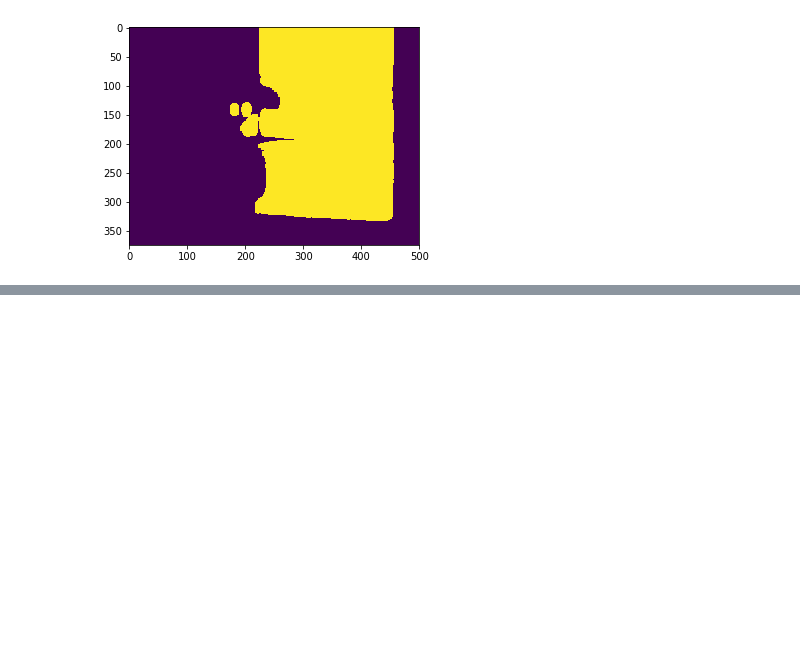
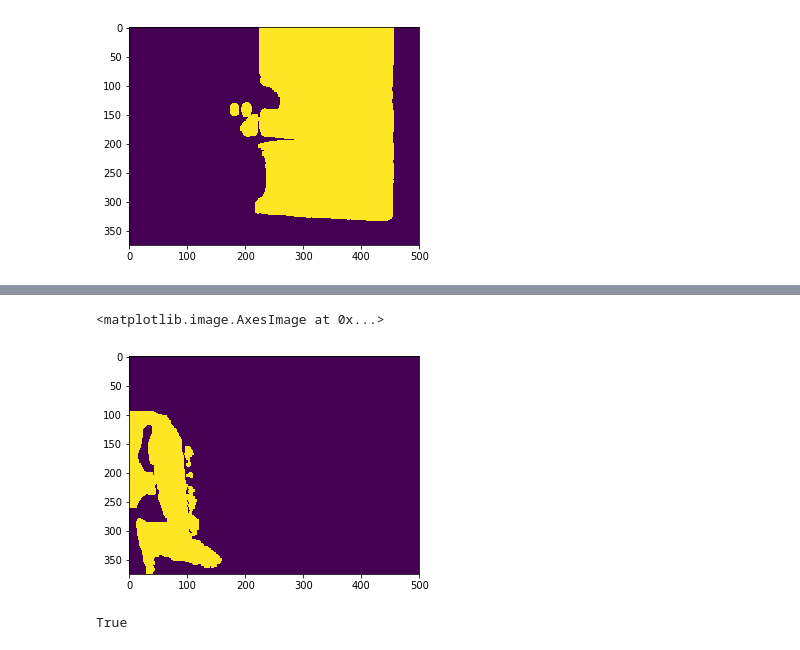
Before and after one commit to ian-whitestone/rpi-security-system, a Jupyter notebook: analysis/analysis.ipynb, the cells around one changed output, grey strips where cells are left out. Cells and saved outputs as stored; diff of their text form; code cells hidden in the pictures; blank space fills up the shorter version.

```diff
--- a/analysis/analysis.ipynb
+++ b/analysis/analysis.ipynb
@@ -43,0 +139,9 @@ plt.imshow(fp_data['frame_delta'])
+# %%
+plt.imshow(oth_data['frame_delta'])
+# %% [output]
+<matplotlib.image.AxesImage at 0x...>
+[figure, added]
+# %%
+cv2.imwrite('oth.jpg', oth_data['frame'])
+# %% [output]
+True
```
Also changed, not shown: parts of 15 cells of this notebook, 2 other files.
